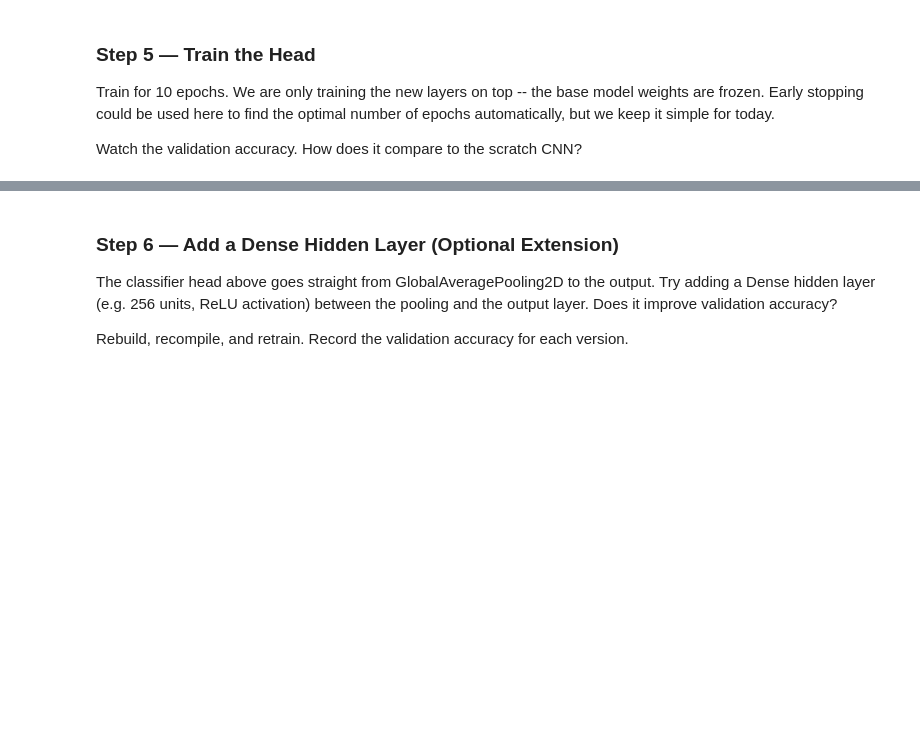
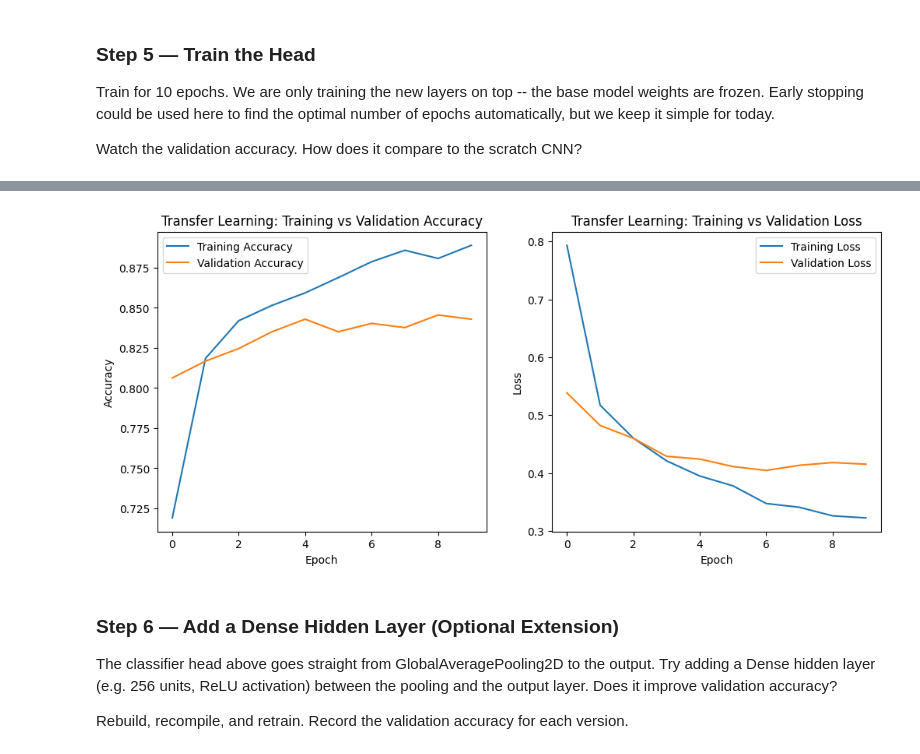
Before and after one commit to MatthewMcCarthy1/machine-learning-labs, a Jupyter notebook: lab_10/flowers.ipynb, the cells around one changed output, grey strips where cells are left out. Cells and saved outputs as stored; diff of their text form; code cells hidden in the pictures; blank space fills up the shorter version.

```diff
--- a/lab_10/flowers.ipynb
+++ b/lab_10/flowers.ipynb
@@ -291,3 +435,24 @@ Then compile and call `model_tl.summary()`.
 # --- Your code here ---
 # Build model_tl using the Functional API
 # Compile with Adam, SparseCategoricalCrossentropy(from_logits=True), accuracy
+
+data_augmentation = tf.keras.Sequential([
+    layers.RandomFlip('horizontal'),
+    layers.RandomRotation(0.1),
+    layers.RandomZoom(0.1),
+])
+
+inputs = tf.keras.Input(shape=(XC_SIZE, XC_SIZE, 3))
+x = data_augmentation(inputs)
+x = tf.keras.applications.xception.preprocess_input(x)
+x = base_model(x, training=False)
+x = layers.GlobalAveragePooling2D()(x)
+outputs = layers.Dense(num_classes)(x)
+model_tl = tf.keras.Model(inputs, outputs)
+
+model_tl.compile(
+    optimizer=tf.keras.optimizers.Adam(),
+    loss=tf.keras.losses.SparseCategoricalCrossentropy(from_logits=True),
+    metrics=['accuracy']
+)
+model_tl.summary()
@@ -302,3 +490,8 @@ Watch the validation accuracy. How does it compare to the scratch CNN?
 # %%
 # --- Your code here ---
 # history_tl = model_tl.fit(...)
+history_tl = model_tl.fit(
+    train_xc_ds,
+    validation_data=validation_xc_ds,
+    epochs=10
+)
@@ -305,6 +519,23 @@ Watch the validation accuracy. How does it compare to the scratch CNN?
 # %%
 # --- Your code here ---
 # Plot training and validation accuracy/loss curves
+plt.figure(figsize=(12, 5))
+plt.subplot(1, 2, 1)
+plt.plot(history_tl.history['accuracy'], label='Training Accuracy')
+plt.plot(history_tl.history['val_accuracy'], label='Validation Accuracy')
+plt.xlabel('Epoch'); plt.ylabel('Accuracy')
+plt.title('Transfer Learning: Training vs Validation Accuracy')
+plt.legend()
+
+plt.subplot(1, 2, 2)
+plt.plot(history_tl.history['loss'], label='Training Loss')
+plt.plot(history_tl.history['val_loss'], label='Validation Loss')
+plt.xlabel('Epoch'); plt.ylabel('Loss')
+plt.title('Transfer Learning: Training vs Validation Loss')
+plt.legend()
+plt.show()
+# %% [output]
+[figure, added]
 # %% [markdown]
 ### Step 6 — Add a Dense Hidden Layer (Optional Extension)
 
```
Also changed, not shown: parts of 25 cells of this notebook.
